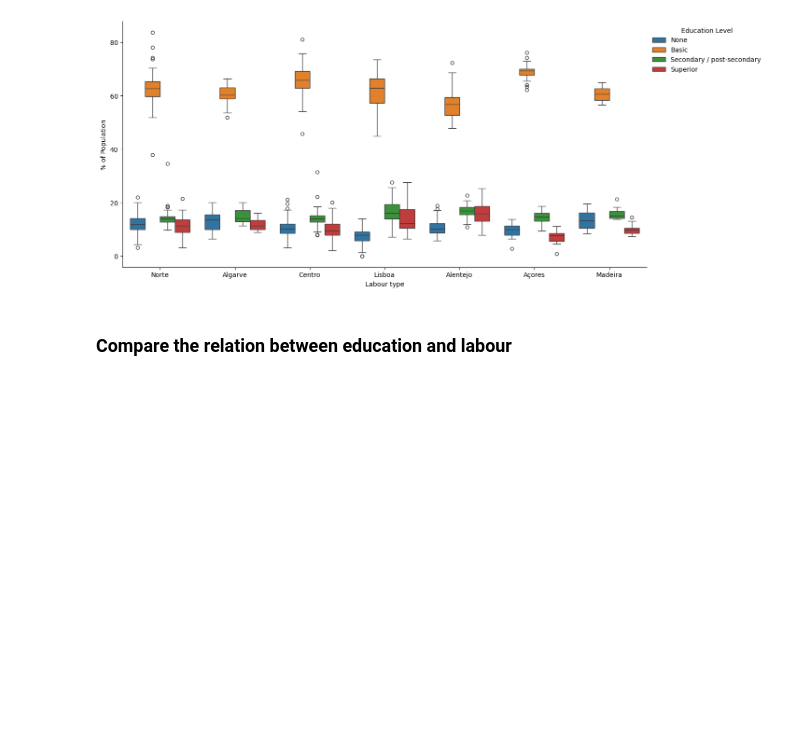
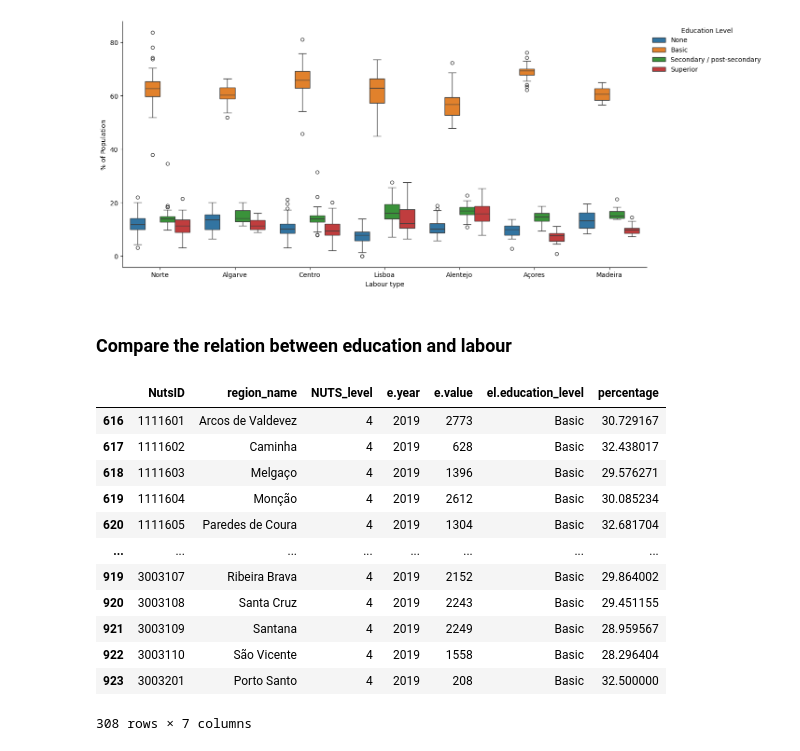
Before and after one commit to domwelsh/avcad_final, a Jupyter notebook: Codes/Labour_education.ipynb, the cells around one changed output. Cells and saved outputs as stored; diff of their text form; code cells hidden in the pictures; blank space fills up the shorter version.

```diff
--- a/Codes/Labour_education.ipynb
+++ b/Codes/Labour_education.ipynb
@@ -584,4 +581,27 @@ plt.show()
 [figure]
 # %% [markdown]
 ### Compare the relation between education and labour
+# %%
+education_NUTS4_df = pd.read_csv('../CSVs/Education_NUTS4_2019.csv', sep=",")
+education_NUTS4_df.fillna('None', inplace=True)
+# %%
+# Calculate the percentage of each level education type within each region
+total_education_per_region_nuts4 = education_NUTS4_df.groupby('region_name')['e.value'].transform('sum')
+education_NUTS4_df['percentage'] = (education_NUTS4_df['e.value'] / total_education_per_region_nuts4) * 100
+education_NUTS4_df_filtered = education_NUTS4_df[education_NUTS4_df['el.education_level'] == 'Basic']
+education_NUTS4_df_filtered.head(320)
+# %% [output]
+|  | NutsID | region_name | NUTS_level | e.year | e.value | el.education_level | percentage |
+| 616 | 1111601 | Arcos de Valdevez | 4 | 2019 | 2773 | Basic | 30.729167 |
+| 617 | 1111602 | Caminha | 4 | 2019 | 628 | Basic | 32.438017 |
+| 618 | 1111603 | Melgaço | 4 | 2019 | 1396 | Basic | 29.576271 |
+| 619 | 1111604 | Monção | 4 | 2019 | 2612 | Basic | 30.085234 |
+| 620 | 1111605 | Paredes de Coura | 4 | 2019 | 1304 | Basic | 32.681704 |
+| ... | ... | ... | ... | ... | ... | ... | ... |
+| 919 | 3003107 | Ribeira Brava | 4 | 2019 | 2152 | Basic | 29.864002 |
+| 920 | 3003108 | Santa Cruz | 4 | 2019 | 2243 | Basic | 29.451155 |
+| 921 | 3003109 | Santana | 4 | 2019 | 2249 | Basic | 28.959567 |
+| 922 | 3003110 | São Vicente | 4 | 2019 | 1558 | Basic | 28.296404 |
+| 923 | 3003201 | Porto Santo | 4 | 2019 | 208 | Basic | 32.500000 |
+308 rows × 7 columns
 # %%
```
Also changed, not shown: parts of 13 cells of this notebook.
